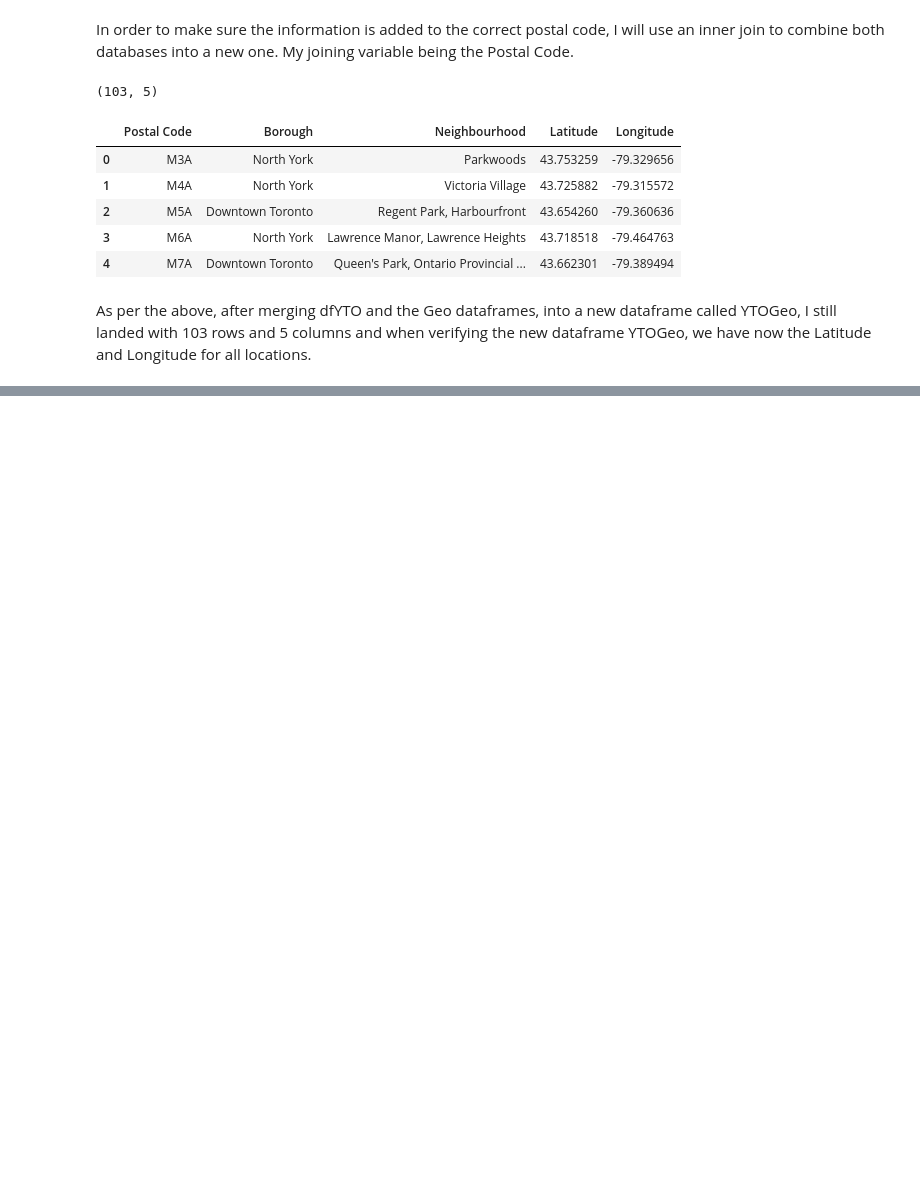
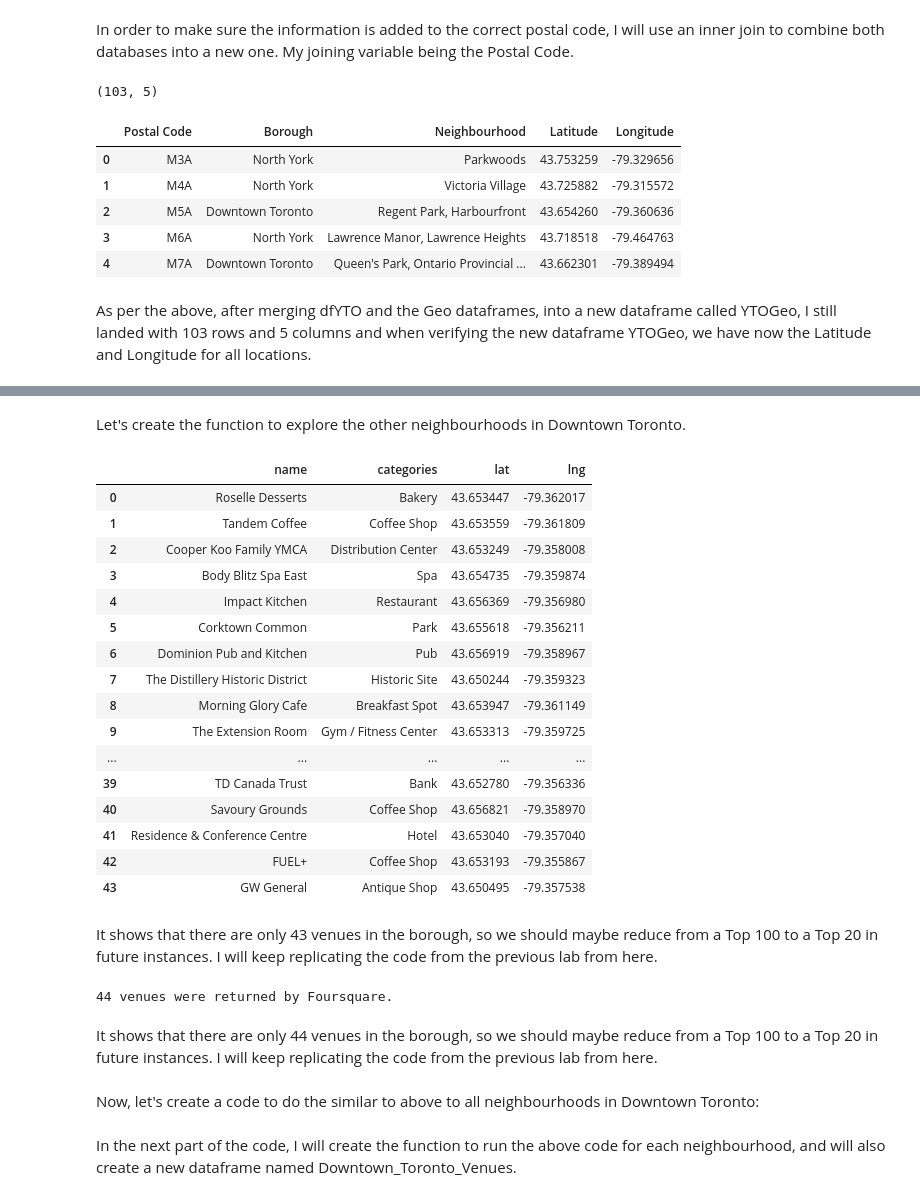
Before and after one commit to carolcosta1984/Coursera_Capstone, a Jupyter notebook: Final Capstone W2.ipynb, the cells around one changed output, grey strips where cells are left out. Saved outputs shown, nothing was run; the diff lists cells and outputs as text; code cells hidden in the pictures; blank space fills up the shorter version.

```diff
--- a/Final Capstone W2.ipynb
+++ b/Final Capstone W2.ipynb
@@ -151,0 +367,71 @@ As per the above, after merging dfYTO and the Geo dataframes, into a new datafra
+# %% [markdown]
+Let's create the function to explore the other neighbourhoods in Downtown Toronto.
+# %%
+def getNearbyVenues(names, latitudes, longitudes, radius=500):
+
+    venues_list=[]
+    for name, lat, lng in zip(names, latitudes, longitudes):
+        print(name)
+
+        # create the API request URL
+        url = 'https://api.foursquare.com/v2/venues/explore?&client_id={}&client_secret={}&v={}&ll={},{}&radius={}&limit={}'.format(
+            CLIENT_ID,
+            CLIENT_SECRET,
+            VERSION,
+            lat,
+            lng,
+            radius,
+            LIMIT)
+
+        # make the GET request
+        results = requests.get(url).json()["response"]['groups'][0]['items']
+
+        # return only relevant information for each nearby venue
+        venues_list.append([(
+            name,
+            lat,
+            lng,
+            v['venue']['name'],
+            v['venue']['location']['lat'],
+            v['venue']['location']['lng'],
+            v['venue']['categories'][0]['name']) for v in results])
+
+        nearby_venues = pd.DataFrame([item for venue_list in venues_list for item in venue_list])
+    nearby_venues.columns = ['Neighbourhood',
+                  'Neighbourhood Latitude',
+                  'Neighbourhood Longitude',
+                  'Venue',
+                  'Venue Latitude',
+                  'Venue Longitude',
+                  'Venue Category']
+
+return(nearby_venues)
+# %% [output]
+|  | name | categories | lat | lng |
+| 0 | Roselle Desserts | Bakery | 43.653447 | -79.362017 |
+| 1 | Tandem Coffee | Coffee Shop | 43.653559 | -79.361809 |
+| 2 | Cooper Koo Family YMCA | Distribution Center | 43.653249 | -79.358008 |
+| 3 | Body Blitz Spa East | Spa | 43.654735 | -79.359874 |
+| 4 | Impact Kitchen | Restaurant | 43.656369 | -79.356980 |
+| 5 | Corktown Common | Park | 43.655618 | -79.356211 |
+| 6 | Dominion Pub and Kitchen | Pub | 43.656919 | -79.358967 |
+| 7 | The Distillery Historic District | Historic Site | 43.650244 | -79.359323 |
+| 8 | Morning Glory Cafe | Breakfast Spot | 43.653947 | -79.361149 |
+| 9 | The Extension Room | Gym / Fitness Center | 43.653313 | -79.359725 |
+| ... | ... | ... | ... | ... |
+| 39 | TD Canada Trust | Bank | 43.652780 | -79.356336 |
+| 40 | Savoury Grounds | Coffee Shop | 43.656821 | -79.358970 |
+| 41 | Residence & Conference Centre | Hotel | 43.653040 | -79.357040 |
+| 42 | FUEL+ | Coffee Shop | 43.653193 | -79.355867 |
+| 43 | GW General | Antique Shop | 43.650495 | -79.357538 |
+# %% [markdown]
+It shows that there are only 43 venues in the borough, so we should maybe reduce from a Top 100 to a Top 20 in future instances. I will keep replicating the code from the previous lab from here.
+# %%
+#Let's check how many venues were returned by FourSquare:
+print('{} venues were returned by Foursquare.'.format(nearby_venues.shape[0]))
+# %% [output]
+44 venues were returned by Foursquare.
+# %% [markdown]
+It shows that there are only 44 venues in the borough, so we should maybe reduce from a Top 100 to a Top 20 in future instances. I will keep replicating the code from the previous lab from here.
+# %% [markdown]
+Now, let's create a code to do the similar to above to all neighbourhoods in Downtown Toronto:
@@ -151,0 +478,2 @@ As per the above, after merging dfYTO and the Geo dataframes, into a new datafra
+# %% [markdown]
+In the next part of the code, I will create the function to run the above code for each neighbourhood, and will also create a new dataframe named Downtown_Toronto_Venues.
```
Also changed, not shown: parts of 56 cells of this notebook.
